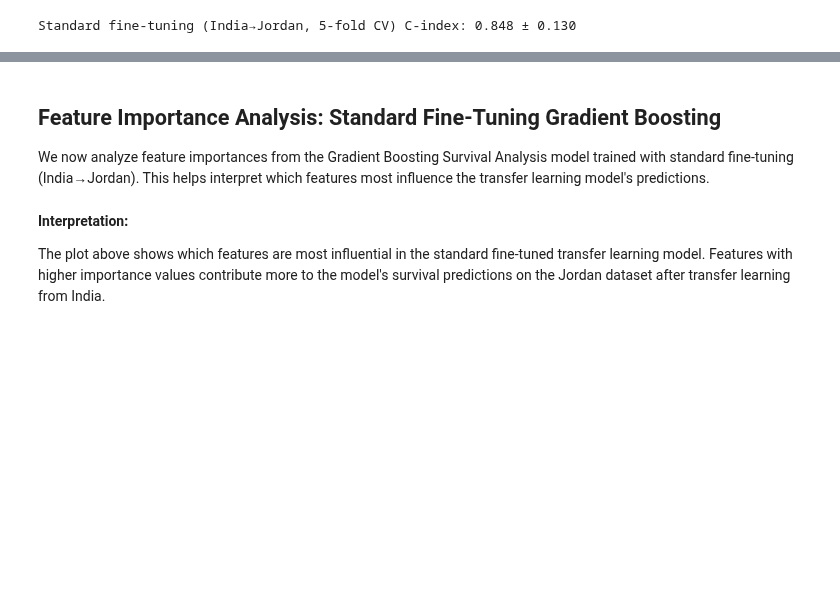
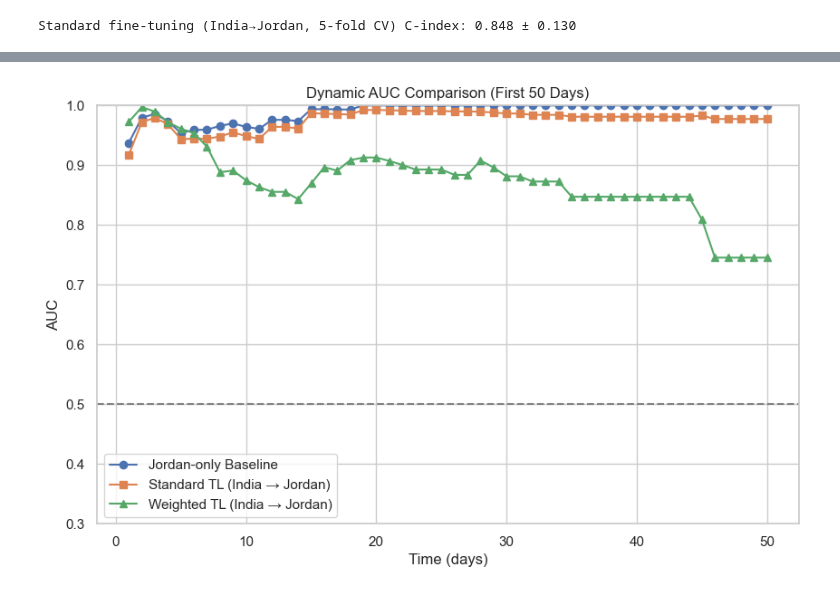
Before and after one commit to shrinitbabel/TBI-transfer-learning, a Jupyter notebook: transfer_learning_1.ipynb, the cells around one changed output, grey strips where cells are left out. Saved outputs shown, nothing was run; the diff lists cells and outputs as text; code cells hidden in the pictures; blank space fills up the shorter version.

```diff
--- a/transfer_learning_1.ipynb
+++ b/transfer_learning_1.ipynb
@@ -735,7 +489,3 @@ Wilcoxon signed-rank test p-value: 0.8125
 Mean difference in C-index: -0.035
 Wilcoxon signed-rank test p-value: 1.0000
 ⚠️ No statistically significant difference (p ≥ 0.05)
-# %% [markdown]
-## Feature Importance Analysis: Standard Fine-Tuning Gradient Boosting
-
-We now analyze feature importances from the Gradient Boosting Survival Analysis model trained with standard fine-tuning (India→Jordan). This helps interpret which features most influence the transfer learning model's predictions.
@@ -767,4 +492,42 @@ plt.show()
-# %% [markdown]
-**Interpretation:**
-
-The plot above shows which features are most influential in the standard fine-tuned transfer learning model. Features with higher importance values contribute more to the model's survival predictions on the Jordan dataset after transfer learning from India.
+# %%
+from sksurv.metrics import cumulative_dynamic_auc
+import matplotlib.pyplot as plt
+import numpy as np
+
+# Time points: 1 to 50 days
+time_points = np.arange(1, 51)
+
+# Predict risk scores for each model
+pred_baseline = gb_jordan.predict(X_jordan_gb)
+pred_standard = gb_finetune.predict(X_jordan_gb)
+pred_weighted = gb_weighted.predict(X_jordan_gb)
+
+# Function to compute dynamic AUC curve
+def compute_dynamic_auc(y_train, y_test, risk, time_points):
+    auc_curve = []
+    for t in time_points:
+        _, auc = cumulative_dynamic_auc(y_train, y_test, risk, times=t)
+        auc_curve.append(auc)
+    return np.array(auc_curve)
+
+# Calculate AUC curves
+auc_baseline = compute_dynamic_auc(y_jordan, y_jordan, pred_baseline, time_points)
+auc_standard = compute_dynamic_auc(y_india, y_jordan, pred_standard, time_points)
+auc_weighted = compute_dynamic_auc(y_india, y_jordan, pred_weighted, time_points)
+
+# Plot all together
+plt.figure(figsize=(10, 6))
+plt.plot(time_points, auc_baseline, label='Jordan-only Baseline', marker='o')
+plt.plot(time_points, auc_standard, label='Standard TL (India → Jordan)', marker='s')
+plt.plot(time_points, auc_weighted, label='Weighted TL (India → Jordan)', marker='^')
+
+plt.axhline(0.5, ls='--', color='gray')
+plt.title('Dynamic AUC Comparison (First 50 Days)')
+plt.xlabel('Time (days)')
+plt.ylabel('AUC')
+plt.ylim(0.3, 1.0)
+plt.grid(True)
+plt.legend()
+plt.show()
+# %% [output]
+[figure, added]
```
Also changed, not shown: parts of 7 cells of this notebook.
